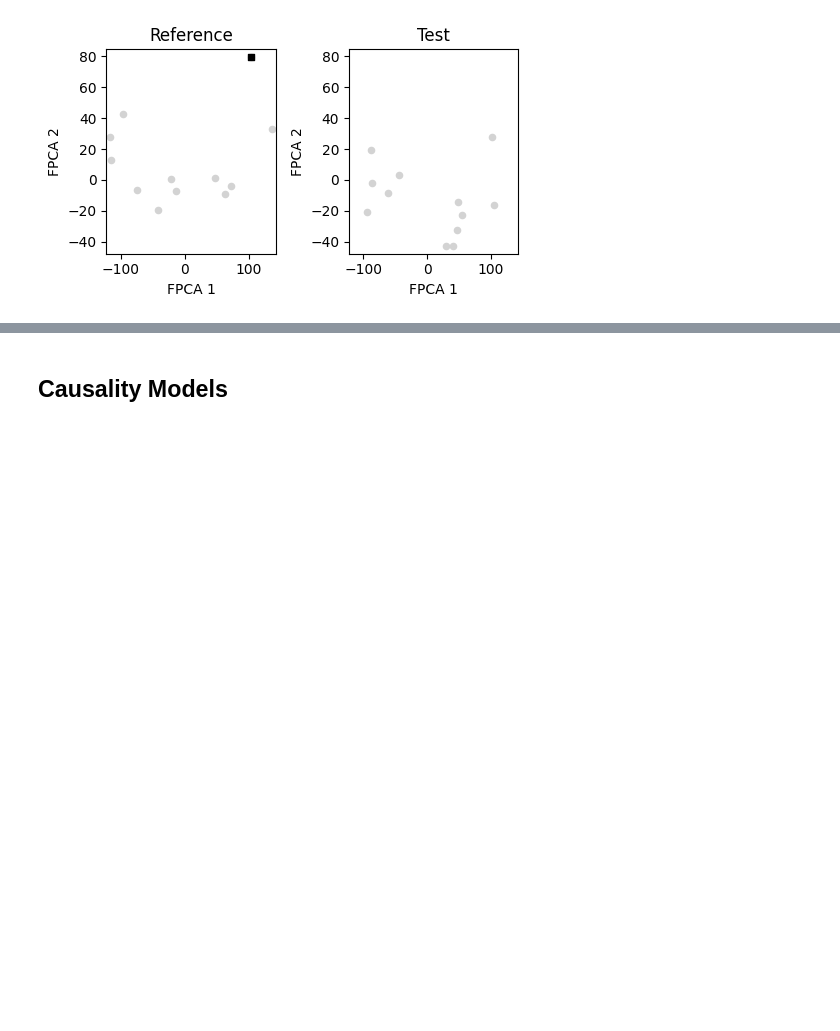
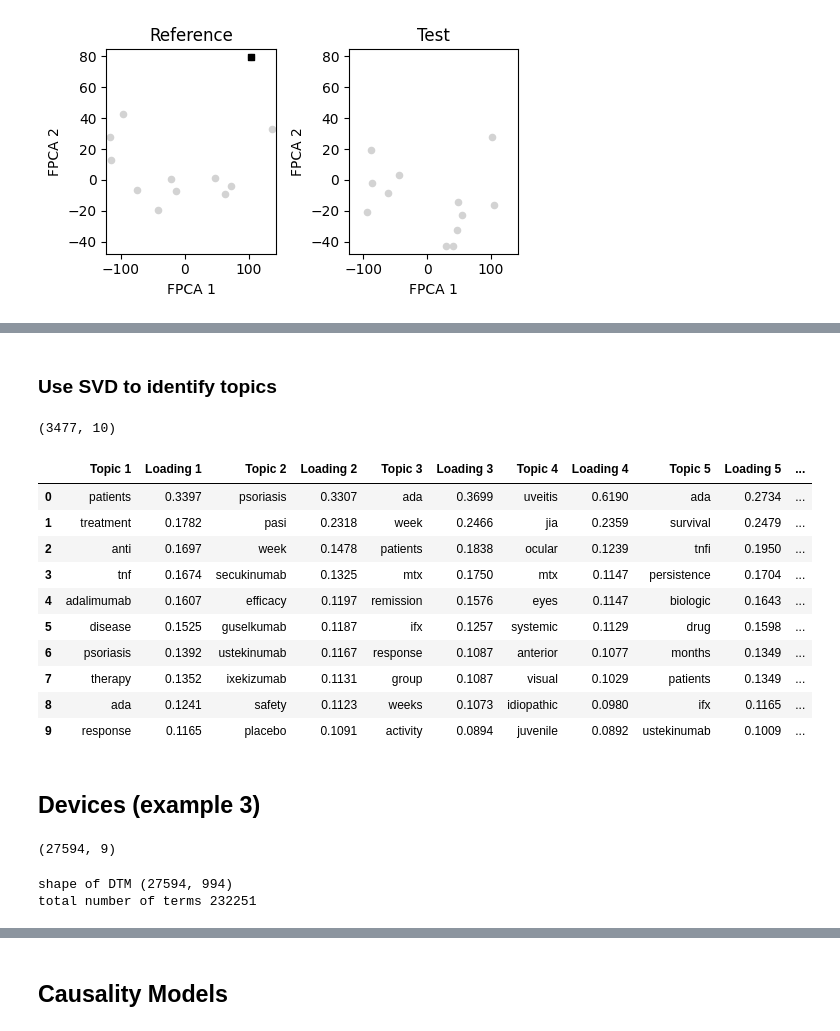
Before and after one commit to gedeck/mistat-code-solutions, a Jupyter notebook: BioMed_DataAnalyst_Course/notebooks/BMDA_Chap008.ipynb, the cells around one changed output, grey strips where cells are left out. Cells and saved outputs as stored; diff of their text form; code cells hidden in the pictures; blank space fills up the shorter version.

```diff
--- a/BioMed_DataAnalyst_Course/notebooks/BMDA_Chap008.ipynb
+++ b/BioMed_DataAnalyst_Course/notebooks/BMDA_Chap008.ipynb
@@ -332,0 +376,6 @@ df.round(4).transpose()
+# %%
+termCounts = np.array(counts.sum(axis=0)).flatten()
+topCounts = termCounts.argsort()
+terms = vectorizer.get_feature_names_out()
+for n in reversed(topCounts[-10:]):
+    print(f'{terms[n]:10s}  {termCounts[n]:5d}')
@@ -332,0 +393,3 @@ df.round(4).transpose()
+# %%
+tfidfTransformer = TfidfTransformer(smooth_idf=False, norm=None)
+tfidf = tfidfTransformer.fit_transform(counts)
@@ -332,0 +427,55 @@ df.round(4).transpose()
+# %% [markdown]
+### Use SVD to identify topics
+# %%
+svd = TruncatedSVD(10)
+tfidf = Normalizer().fit_transform(tfidf)
+lsa_tfidf = svd.fit_transform(tfidf)
+print(lsa_tfidf.shape)
+# %% [output]
+(3477, 10)
+# %%
+terms = vectorizer.get_feature_names_out()
+data = {}
+for i, component in enumerate(svd.components_, 1):
+  compSort = component.argsort()
+  idx = list(reversed(compSort[-10:]))
+  data[f'Topic {i}'] = [terms[n] for n in idx]
+  data[f'Loading {i}'] = [component[n] for n in idx]
+df = pd.DataFrame(data)
+# %%
+df.round(4)
+# %% [output]
+|  | Topic 1 | Loading 1 | Topic 2 | Loading 2 | Topic 3 | Loading 3 | Topic 4 | Loading 4 | Topic 5 | Loading 5 | ... |
+| 0 | patients | 0.3397 | psoriasis | 0.3307 | ada | 0.3699 | uveitis | 0.6190 | ada | 0.2734 | ... |
+| 1 | treatment | 0.1782 | pasi | 0.2318 | week | 0.2466 | jia | 0.2359 | survival | 0.2479 | ... |
+| 2 | anti | 0.1697 | week | 0.1478 | patients | 0.1838 | ocular | 0.1239 | tnfi | 0.1950 | ... |
+| 3 | tnf | 0.1674 | secukinumab | 0.1325 | mtx | 0.1750 | mtx | 0.1147 | persistence | 0.1704 | ... |
+| 4 | adalimumab | 0.1607 | efficacy | 0.1197 | remission | 0.1576 | eyes | 0.1147 | biologic | 0.1643 | ... |
+| 5 | disease | 0.1525 | guselkumab | 0.1187 | ifx | 0.1257 | systemic | 0.1129 | drug | 0.1598 | ... |
+| 6 | psoriasis | 0.1392 | ustekinumab | 0.1167 | response | 0.1087 | anterior | 0.1077 | months | 0.1349 | ... |
+| 7 | therapy | 0.1352 | ixekizumab | 0.1131 | group | 0.1087 | visual | 0.1029 | patients | 0.1349 | ... |
+| 8 | ada | 0.1241 | safety | 0.1123 | weeks | 0.1073 | idiopathic | 0.0980 | ifx | 0.1165 | ... |
+| 9 | response | 0.1165 | placebo | 0.1091 | activity | 0.0894 | juvenile | 0.0892 | ustekinumab | 0.1009 | ... |
+# %% [markdown]
+## Devices (example 3)
+# %%
+devices = pd.read_csv('DEVICES.csv.gz')
+print(devices.shape)
+# %% [output]
+(27594, 9)
+# %%
+def preprocessor(text):
+    text = text.lower()
+    text = re.sub(r'\d[\d,]*', '', text)
+    text = '\n'.join(line for line in text.split('\n')
+                     if not line.startswith('ntsb'))
+    return text
+
+vectorizer = CountVectorizer(preprocessor=preprocessor,
+                             stop_words='english')
+counts = vectorizer.fit_transform(devices['Long Desc'])
+print('shape of DTM', counts.shape)
+print('total number of terms', np.sum(counts))
+# %% [output]
+shape of DTM (27594, 994)
+total number of terms 232251
```
Also changed, not shown: parts of 50 cells of this notebook, 8 other files.
